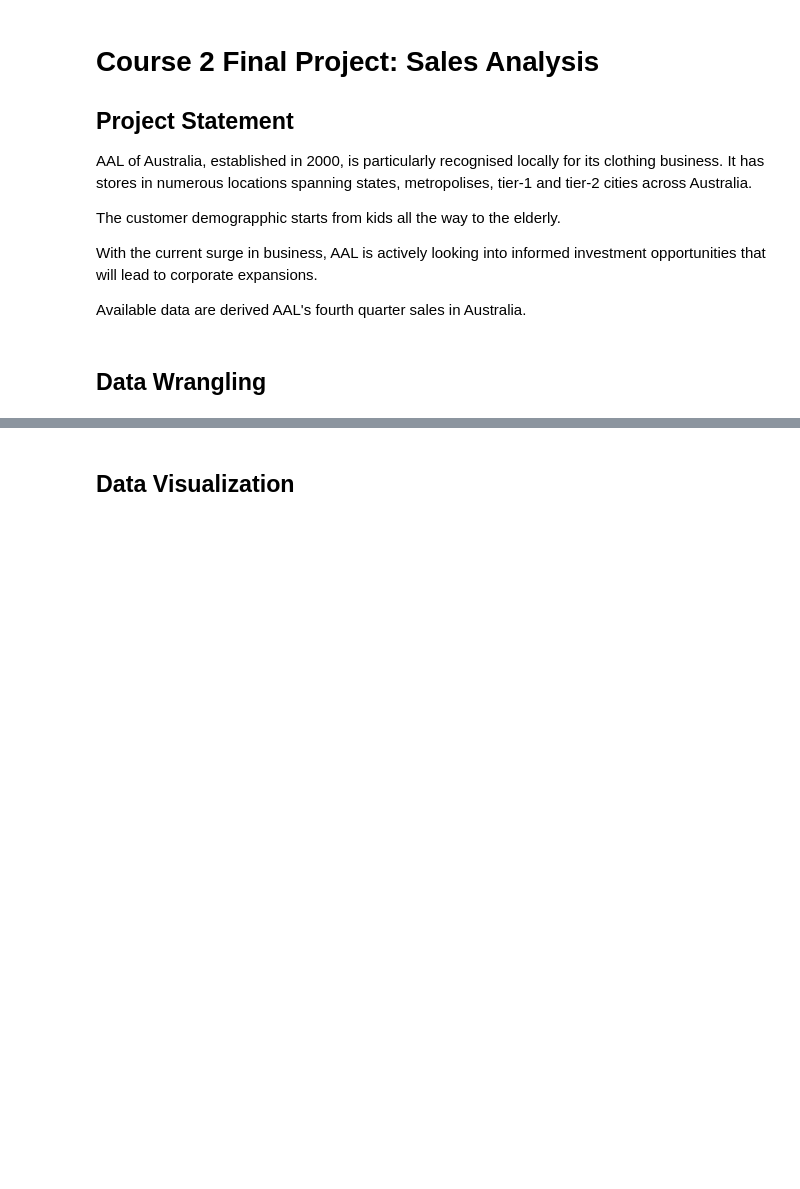
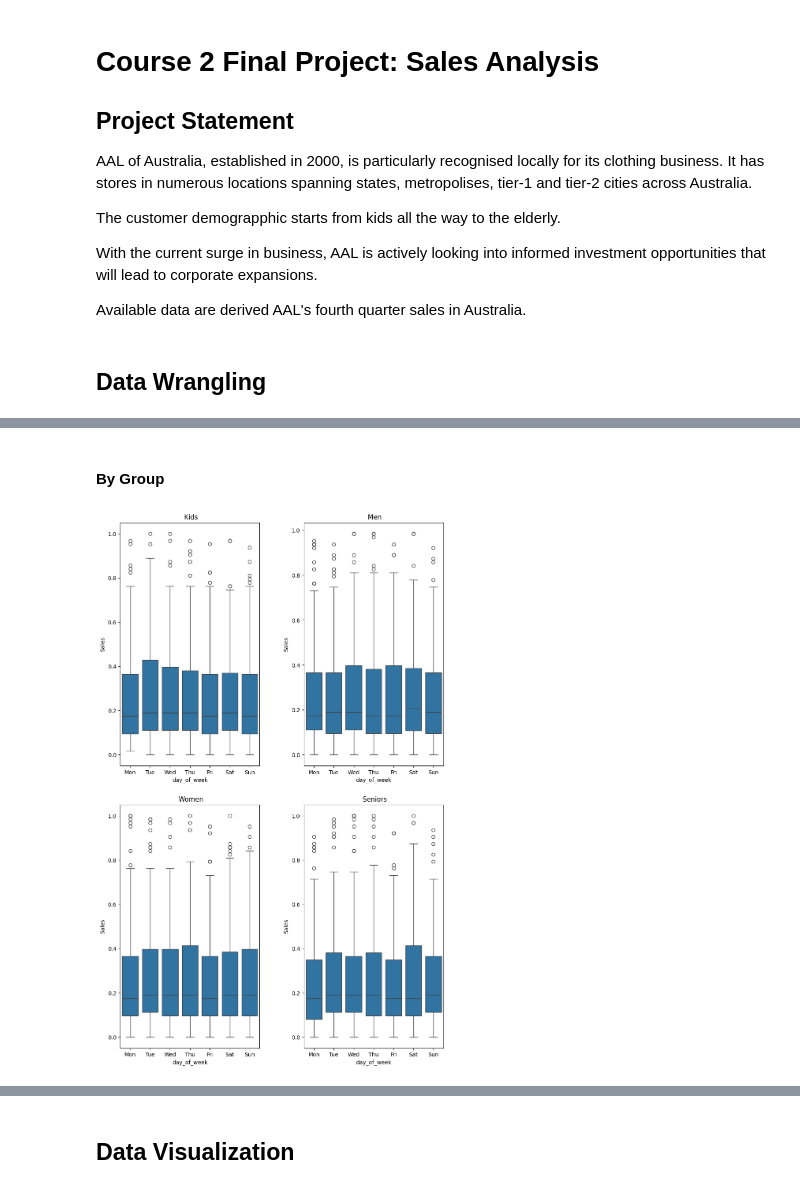
Before and after one commit to candy-hkuk/PGC-AIML, a Jupyter notebook: Course2/SalesAnalysis_CH.ipynb, the cells around one changed output, grey strips where cells are left out. Saved outputs shown, nothing was run; the diff lists cells and outputs as text; code cells hidden in the pictures; blank space fills up the shorter version.

```diff
--- a/Course2/SalesAnalysis_CH.ipynb
+++ b/Course2/SalesAnalysis_CH.ipynb
@@ -19,4 +20,4 @@ import seaborn as sns
 # %%
 # import dataset
-url = (r'https://github.com/candy-hkuk/PGC-AIML/raw/refs/heads/main/Course2/1736837073_ausapparalsales4thqrt2020.zip')
-df = pd.read_csv(url, parse_dates=['Date'])
+df = pd.read_csv("AusApparalSales4thQrt2020.csv", parse_dates=['Date'])
+df.head()
@@ -56,0 +248,30 @@ dtype: object
+# %%
+# Get weekly sales by day of week
+weekLbls = ['Mon','Tue','Wed','Thu','Fri','Sat','Sun']
+weeklySalesRaw = df[["week_no","day_of_week","Group","State","Sales"]]
+# %% [markdown]
+#### By Group
+# %%
+# plot distribution by day of week
+import math
+def plotWeeklyGroup(group, ax):
+    plot = sns.boxplot(
+        weeklySalesRaw[weeklySalesRaw['Group'].str.contains(group)],
+        x='day_of_week',
+        y='Sales',
+        ax=ax
+    )
+    ax.set_xticks(range(7), weekLbls)
+    ax.title.set_text(group)
+    return plot
+
+groups = weeklySalesRaw["Group"].unique()
+
+fig, ax = plt.subplots(2,2, figsize=(10,15))
+fig.tight_layout(pad=5.0)
+for idx, grp in enumerate(groups):
+    plotWeeklyGroup(grp, ax[math.floor(idx/2),math.floor(idx%2)])
+
+fig.show()
+# %% [output]
+[figure, added]
```
Also changed, not shown: parts of 56 cells of this notebook.
